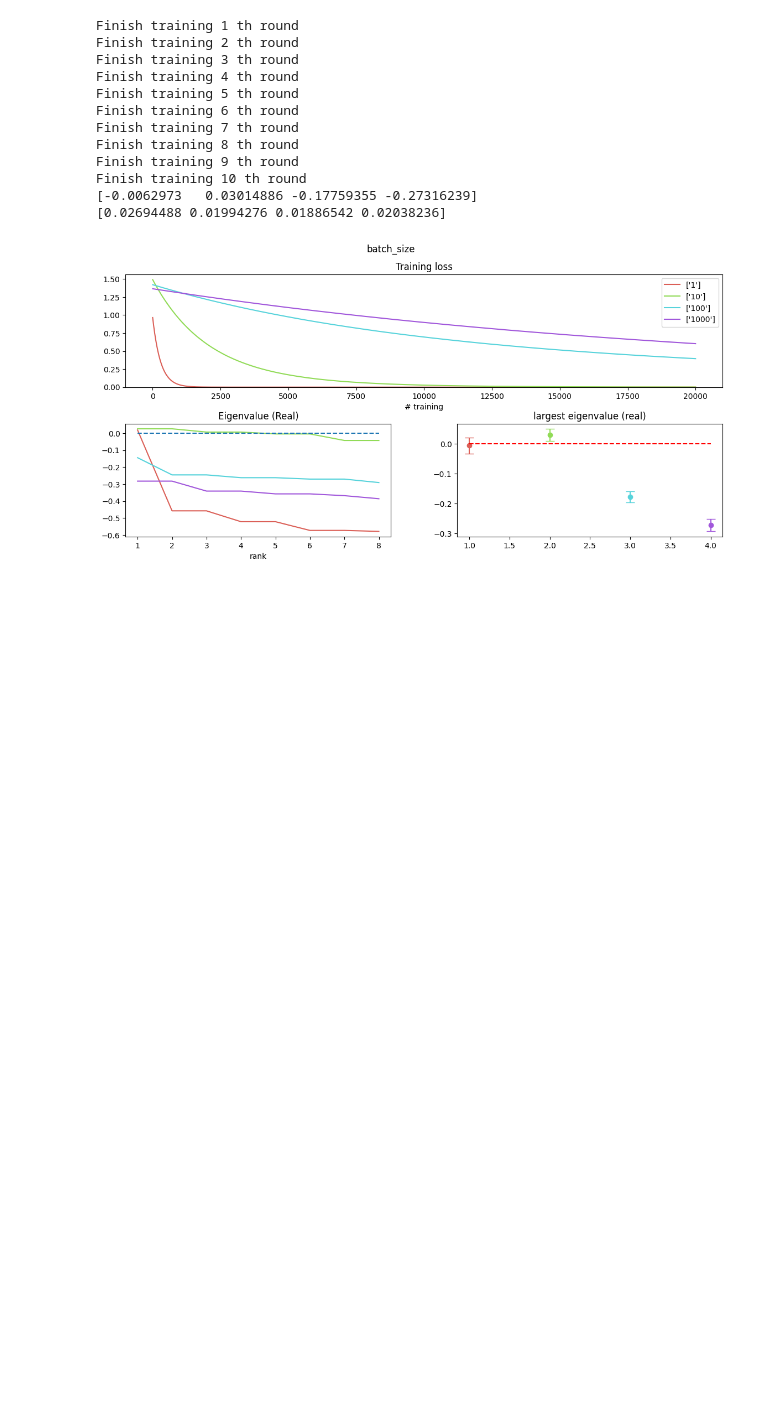
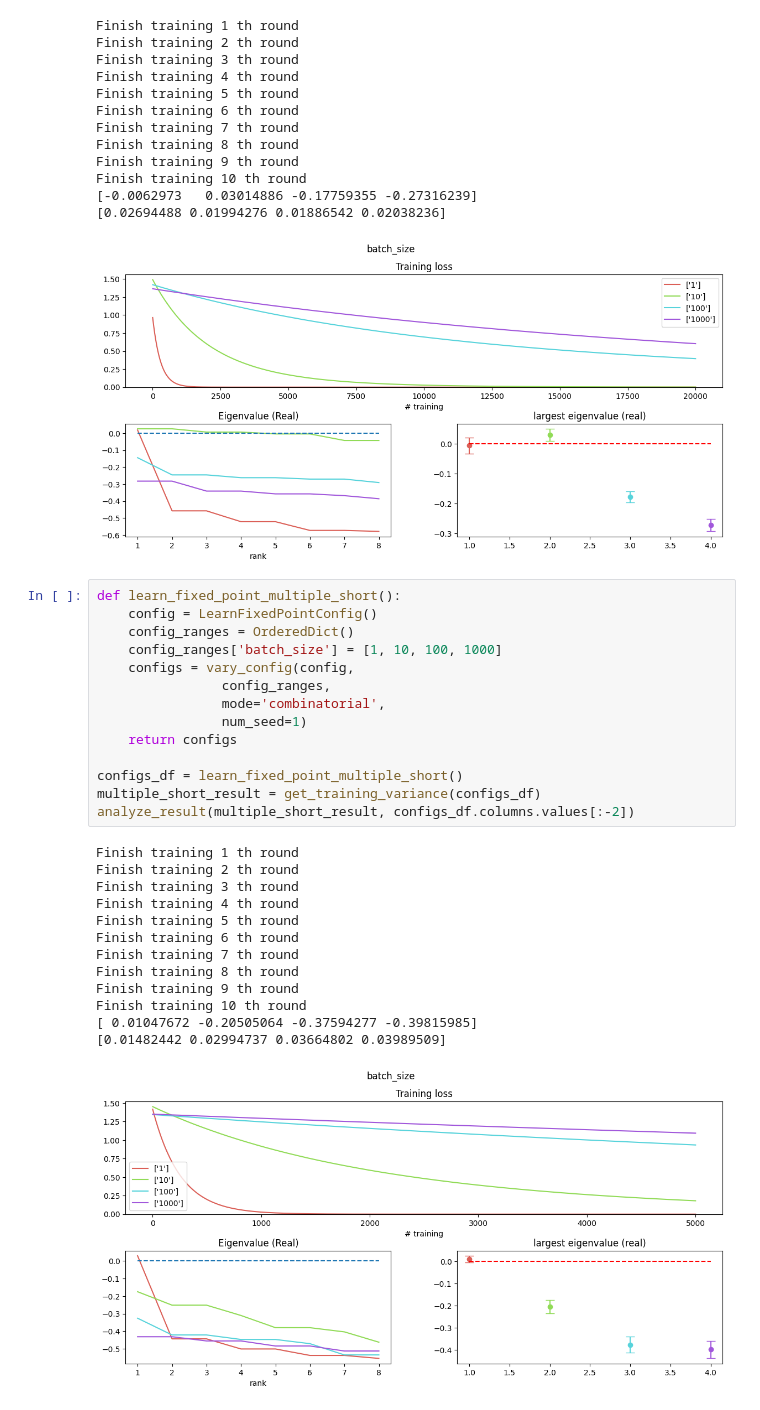
Before and after one commit to pc-Jiang/math_in_deep_learning, a Jupyter notebook: DSC_291_SP23.ipynb, the cells around one changed output. Drawn from its saved outputs; the diff is of its cells as text; blank space fills up the shorter version.

Commit message:
add one more figure

```diff
--- a/DSC_291_SP23.ipynb
+++ b/DSC_291_SP23.ipynb
@@ -659,3 +659,31 @@ Finish training 10 th round
 [-0.0062973   0.03014886 -0.17759355 -0.27316239]
 [0.02694488 0.01994276 0.01886542 0.02038236]
 [figure]
+# %%
+def learn_fixed_point_multiple_short():
+    config = LearnFixedPointConfig()
+    config_ranges = OrderedDict()
+    config_ranges['batch_size'] = [1, 10, 100, 1000]
+    configs = vary_config(config,
+                config_ranges,
+                mode='combinatorial',
+                num_seed=1)
+    return configs
+
+configs_df = learn_fixed_point_multiple_short()
+multiple_short_result = get_training_variance(configs_df)
+analyze_result(multiple_short_result, configs_df.columns.values[:-2])
+# %% [output]
+Finish training 1 th round
+Finish training 2 th round
+Finish training 3 th round
+Finish training 4 th round
+Finish training 5 th round
+Finish training 6 th round
+Finish training 7 th round
+Finish training 8 th round
+Finish training 9 th round
+Finish training 10 th round
+[ 0.01047672 -0.20505064 -0.37594277 -0.39815985]
+[0.01482442 0.02994737 0.03664802 0.03989509]
+[figure, added]
```
